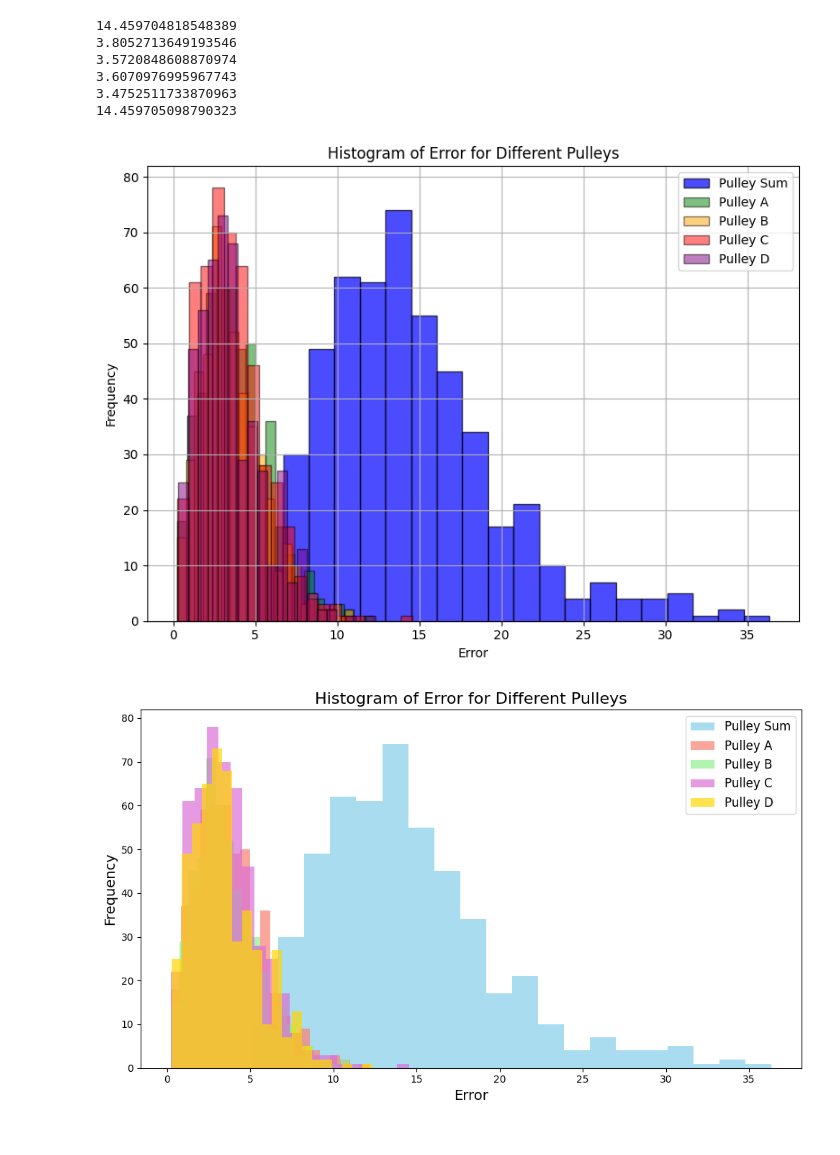
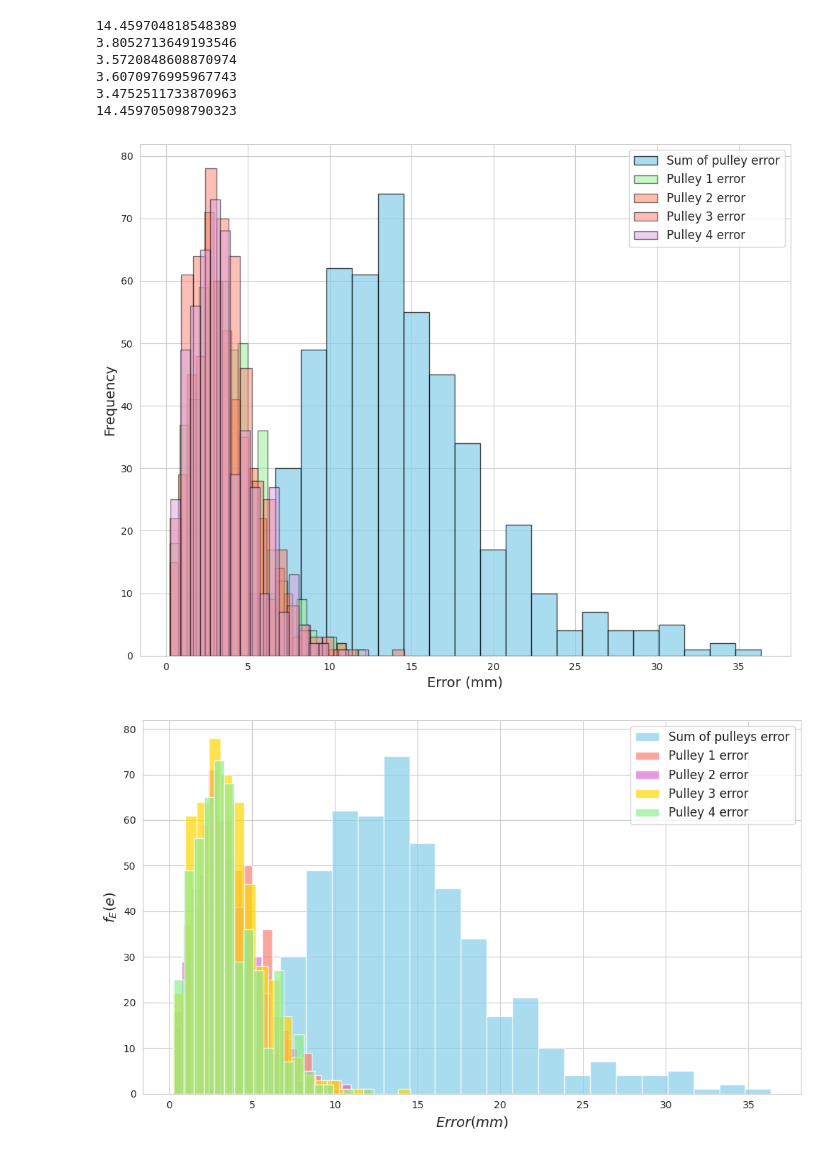
Before and after one commit to MohammadrezaDindarloo/ARASFactorSLAC, a Jupyter notebook: ArasFactor_medium_cable/scampi_factor_graph/result/calibration_analysing.ipynb, the cells around one changed output. Drawn from its saved outputs; the diff is of its cells as text; code cells hidden in the pictures.

```diff
--- a/ArasFactor_medium_cable/scampi_factor_graph/result/calibration_analysing.ipynb
+++ b/ArasFactor_medium_cable/scampi_factor_graph/result/calibration_analysing.ipynb
@@ -13,11 +13,13 @@ direc = os.getcwd()
 # %%
 cutoff = 50
 rows = []
-with open(direc + "/calibration_result_500_Noisey_1.csv", 'r') as file:
+with open(direc + "/calibration_result_500_Final.csv", 'r') as file:
     csvreader = csv.reader(file)
     for row in csvreader:
         if float(row[4]) < cutoff:
             rows.append(row)
+        else:
+            print(row)
 error_pulley_a = [float(row[0]) for row in rows]
 error_pulley_b = [float(row[1]) for row in rows]
 error_pulley_c = [float(row[2]) for row in rows]
@@ -50,46 +52,55 @@ print(np.mean(error_pulley_a)+np.mean(error_pulley_b)+np.mean(error_pulley_c)+np
 3.4752511733870963
 14.459705098790323
 # %%
+
+# Set seaborn style for improved aesthetics
+sns.set_style("whitegrid")
+
+# Initialize list to store data rows
 rows = []
-with open(direc + "/calibration_result_500_Noisey_1.csv", 'r') as file:
+
+# Read data from CSV file
+with open(direc + "/calibration_result_500_Final.csv", 'r') as file:
     csvreader = csv.reader(file)
     for row in csvreader:
+        # Filter rows based on cutoff value
         if float(row[4]) < cutoff:
             rows.append(row)
+
+# Extract error data for each pulley
 error_pulley_a = [float(row[0]) for row in rows]
 error_pulley_b = [float(row[1]) for row in rows]
 error_pulley_c = [float(row[2]) for row in rows]
 error_pulley_d = [float(row[3]) for row in rows]
 error_pulley_sum = [float(row[4]) for row in rows]
 
 # Set up the plot
-plt.figure(figsize=(8, 6))  # Adjust figure size as needed
-plt.hist(error_pulley_sum, bins=20, alpha=0.7, color='blue', edgecolor='black', label='Pulley Sum')
-plt.hist(error_pulley_a, bins=20, alpha=0.5, color='green', edgecolor='black', label='Pulley A')
-plt.hist(error_pulley_b, bins=20, alpha=0.5, color='orange', edgecolor='black', label='Pulley B')
-plt.hist(error_pulley_c, bins=20, alpha=0.5, color='red', edgecolor='black', label='Pulley C')
-plt.hist(error_pulley_d, bins=20, alpha=0.5, color='purple', edgecolor='black', label='Pulley D')
+plt.figure(figsize=(10, 8))  # Adjust figure size as needed
+
+# Plot histograms for each type of pulley error with enhanced visual features
+plt.hist(error_pulley_sum, bins=20, alpha=0.7, color='skyblue', edgecolor='black', label='Sum of pulley error')
+plt.hist(error_pulley_a, bins=20, alpha=0.5, color='lightgreen', edgecolor='black', label='Pulley 1 error')
+plt.hist(error_pulley_b, bins=20, alpha=0.5, color='coral', edgecolor='black', label='Pulley 2 error')
+plt.hist(error_pulley_c, bins=20, alpha=0.5, color='salmon', edgecolor='black', label='Pulley 3 error')
+plt.hist(error_pulley_d, bins=20, alpha=0.5, color='plum', edgecolor='black', label='Pulley 4 error')
 
 # Add labels and title
-plt.xlabel('Error')
-plt.ylabel('Frequency')
-plt.title('Histogram of Error for Different Pulleys')
+plt.xlabel('Error (mm)', fontsize=14)
+plt.ylabel('Frequency', fontsize=14)
+# plt.title('Histogram of Error for Different Pulleys', fontsize=16)
 
-# Add grid
-plt.grid(True)
-
-# Add legend
-plt.legend()
+# Add legend with improved fontsize
+plt.legend(fontsize=12)
 
 # Save or show the plot
 plt.tight_layout()  # Adjust layout to prevent clipping of labels
 plt.savefig('histogram.png', dpi=300)  # Save plot as PNG with higher resolution for the paper
 plt.show()
 # %% [output]
-[figure, old version]
+[figure, new version]
 # %%
 rows = []
-with open(direc + "/calibration_result_500_Noisey_1.csv", 'r') as file:
+with open(direc + "/calibration_result_500_Final.csv", 'r') as file:
     csvreader = csv.reader(file)
     for row in csvreader:
         if float(row[4]) < cutoff:
@@ -104,16 +115,21 @@ error_pulley_sum = [float(row[4]) for row in rows]
 plt.figure(figsize=(10, 6))  # Adjust figure size as needed
 
 # Plot histograms
-plt.hist(error_pulley_sum, bins=20, color='skyblue', alpha=0.7, label='Pulley Sum')
-plt.hist(error_pulley_a, bins=20, color='salmon', alpha=0.7, label='Pulley A')
-plt.hist(error_pulley_b, bins=20, color='lightgreen', alpha=0.7, label='Pulley B')
-plt.hist(error_pulley_c, bins=20, color='orchid', alpha=0.7, label='Pulley C')
-plt.hist(error_pulley_d, bins=20, color='gold', alpha=0.7, label='Pulley D')
+# plt.hist(error_pulley_sum, bins=20, alpha=0.7, color='skyblue', edgecolor='black', label='Sum of pulley error')
+# plt.hist(error_pulley_a, bins=20, alpha=0.5, color='lightgreen', edgecolor='black', label='Pulley 1 error')
+# plt.hist(error_pulley_b, bins=20, alpha=0.5, color='coral', edgecolor='black', label='Pulley 2 error')
+# plt.hist(error_pulley_c, bins=20, alpha=0.5, color='salmon', edgecolor='black', label='Pulley 3 error')
+# plt.hist(error_pulley_d, bins=20, alpha=0.5, color='plum', edgecolor='black', label='Pulley 4 error')
+plt.hist(error_pulley_sum, bins=20, color='skyblue', alpha=0.7, label='Sum of pulleys error')
+plt.hist(error_pulley_a, bins=20, color='salmon', alpha=0.7, label='Pulley 1 error')
+plt.hist(error_pulley_b, bins=20, color='orchid', alpha=0.7, label='Pulley 2 error')
+plt.hist(error_pulley_c, bins=20, color='gold', alpha=0.7, label='Pulley 3 error')
+plt.hist(error_pulley_d, bins=20, color='lightgreen', alpha=0.7, label='Pulley 4 error')
 
 # Add labels and title
-plt.xlabel('Error', fontsize=14)
-plt.ylabel('Frequency', fontsize=14)
-plt.title('Histogram of Error for Different Pulleys', fontsize=16)
+plt.xlabel('$Error (mm)$', fontsize=14)
+plt.ylabel('$f_E(e)$', fontsize=14)
+# plt.title('Histogram of Error for Different Pulleys', fontsize=16)
 
 # Add legend
 plt.legend(fontsize=12)
@@ -123,4 +139,4 @@ plt.tight_layout()  # Adjust layout to prevent clipping of labels
 plt.savefig('histogram.png', dpi=300)  # Save plot as PNG with higher resolution for the paper
 plt.show()
 # %% [output]
-[figure, old version]
+[figure, new version]
```
Also changed, not shown: 30 other files.
